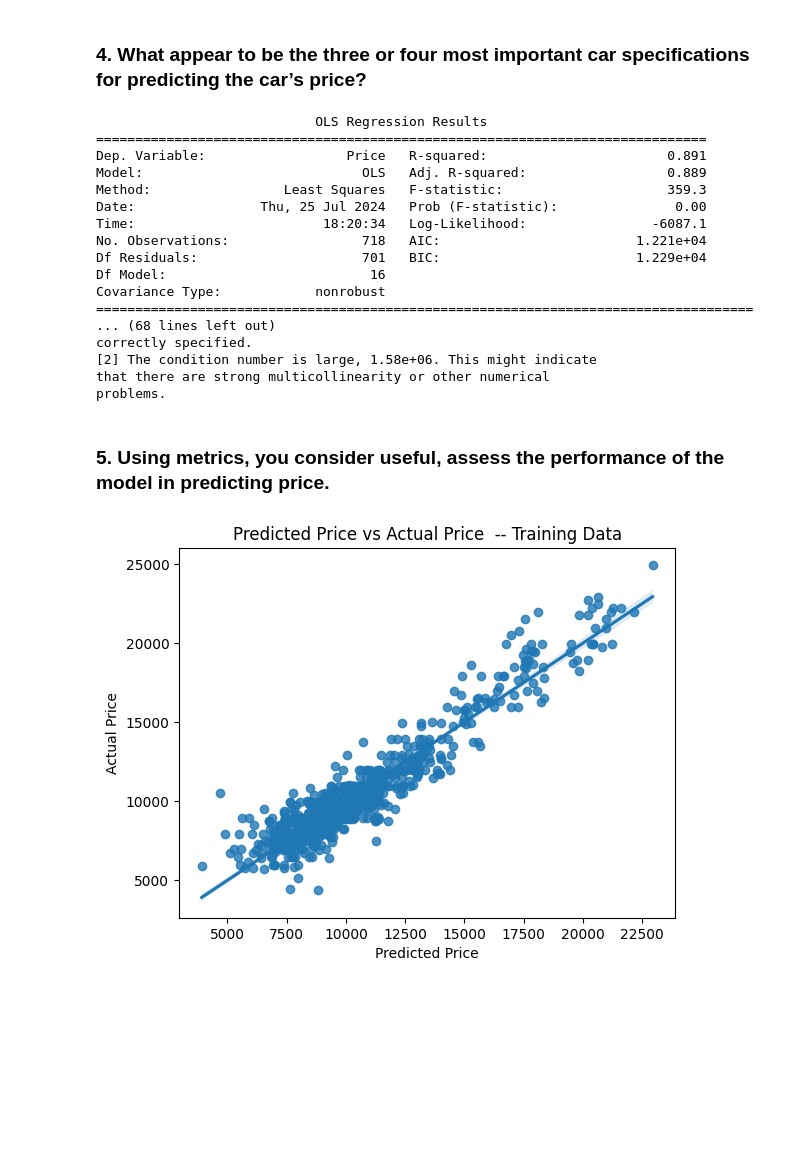
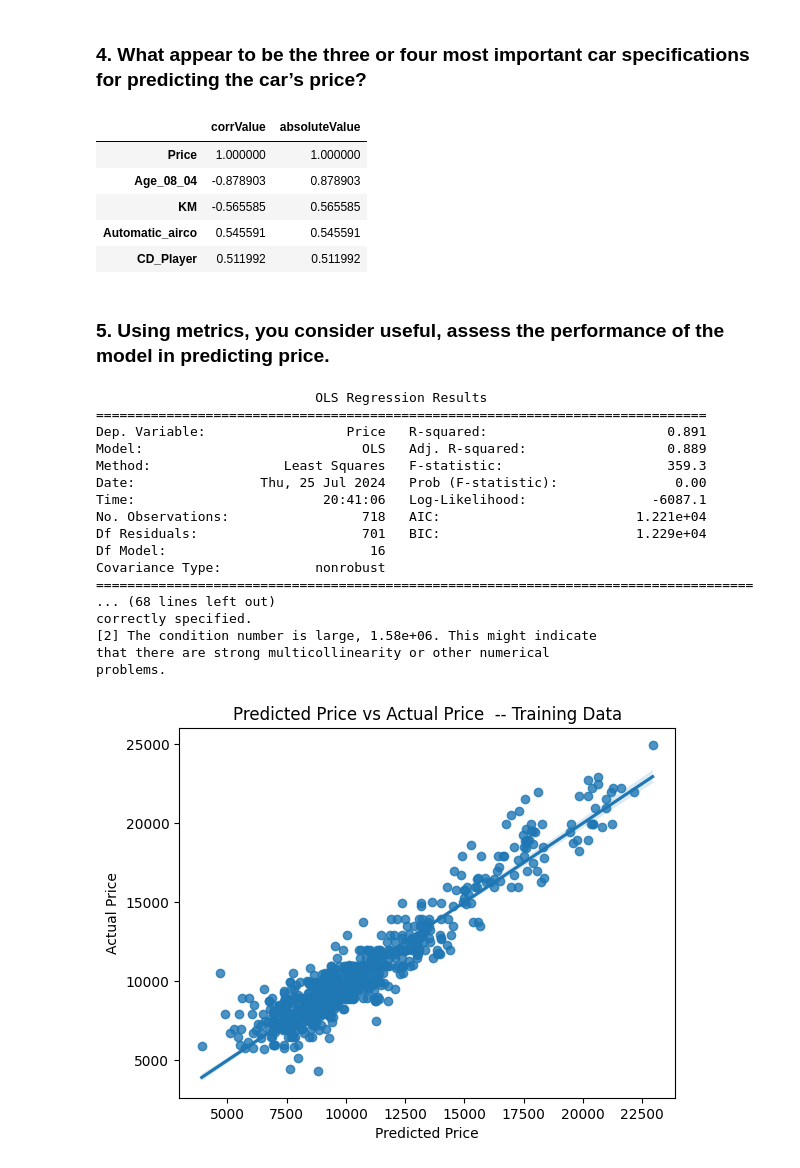
Before and after one commit to beneDesp/GLDM3002, a Jupyter notebook: finalProjectTeam2_MW.ipynb, the cells around one changed output. Drawn from its saved outputs; the diff is of its cells as text; code cells hidden in the pictures; blank space fills up the shorter version.

```diff
--- a/finalProjectTeam2_MW.ipynb
+++ b/finalProjectTeam2_MW.ipynb
@@ -213,40 +213,56 @@ RMSE: 1237.9501
 R-squared: 0.8739
 # %% [markdown]
 ### 4.  What appear to be the three or four most important car specifications for predicting the car’s price?
-# %%
-# sklearn metrics indicate our predictor variables can account for much of the variablility in price (greater than 89%).  To answer the question in this task we
-# use statsmodels
-
-import statsmodels.api as sm
-
-# For Fun, Let's Use sm to get
-# an alternative Ordinary Least Squares (OLS) Linear Regression model summary
-X2 = sm.add_constant(X_train)
-est = sm.OLS(y_train, X2)
-est2 = est.fit()
-print(est2.summary())
-print("*"*10)
-print(est2.summary2())
-# %% [output]
-                            OLS Regression Results
-==============================================================================
-Dep. Variable:                  Price   R-squared:                       0.891
-Model:                            OLS   Adj. R-squared:                  0.889
-Method:                 Least Squares   F-statistic:                     359.3
-Date:                Thu, 25 Jul 2024   Prob (F-statistic):               0.00
-Time:                        18:20:34   Log-Likelihood:                -6087.1
-No. Observations:                 718   AIC:                         1.221e+04
-Df Residuals:                     701   BIC:                         1.229e+04
-Df Model:                          16
-Covariance Type:            nonrobust
-====================================================================================
-... (68 lines left out)
-correctly specified.
-[2] The condition number is large, 1.58e+06. This might indicate
-that there are strong multicollinearity or other numerical
-problems.
+# %%
+#check 1:1 correlations of Price and predictors
+full = pd.concat([X_train, y_train], axis=1)
+price_corr = full.corr()["Price"]
+price_corr_copy = price_corr.copy()
+check = price_corr_copy.to_frame(name='corrValue')
+check['absoluteValue'] = check['corrValue'].abs()
+check.sort_values(by='absoluteValue', ascending=False, inplace=True)
+check[0:5]
+# %% [output]
+|  | corrValue | absoluteValue |
+| Price | 1.000000 | 1.000000 |
+| Age_08_04 | -0.878903 | 0.878903 |
+| KM | -0.565585 | 0.565585 |
+| Automatic_airco | 0.545591 | 0.545591 |
+| CD_Player | 0.511992 | 0.511992 |
 # %% [markdown]
 ### 5. Using metrics, you consider useful, assess the performance of the model in predicting price.
+# %%
+# sklearn metrics indicate our predictor variables can account for much of the variablility in price (approx 89%).  To answer the question in this task we
+# use statsmodels
+
+import statsmodels.api as sm
+
+# For Fun, Let's Use sm to get
+# an alternative Ordinary Least Squares (OLS) Linear Regression model summary
+X2 = sm.add_constant(X_train)
+est = sm.OLS(y_train, X2)
+est2 = est.fit()
+print(est2.summary())
+print("*"*10)
+print(est2.summary2())
+# %% [output]
+                            OLS Regression Results
+==============================================================================
+Dep. Variable:                  Price   R-squared:                       0.891
+Model:                            OLS   Adj. R-squared:                  0.889
+Method:                 Least Squares   F-statistic:                     359.3
+Date:                Thu, 25 Jul 2024   Prob (F-statistic):               0.00
+Time:                        20:41:06   Log-Likelihood:                -6087.1
+No. Observations:                 718   AIC:                         1.221e+04
+Df Residuals:                     701   BIC:                         1.229e+04
+Df Model:                          16
+Covariance Type:            nonrobust
+====================================================================================
+... (68 lines left out)
+correctly specified.
+[2] The condition number is large, 1.58e+06. This might indicate
+that there are strong multicollinearity or other numerical
+problems.
 # %%
 # first inspect visualization of model predicted price v actual for training data
 
```
Also changed, not shown: parts of 13 cells of this notebook.
